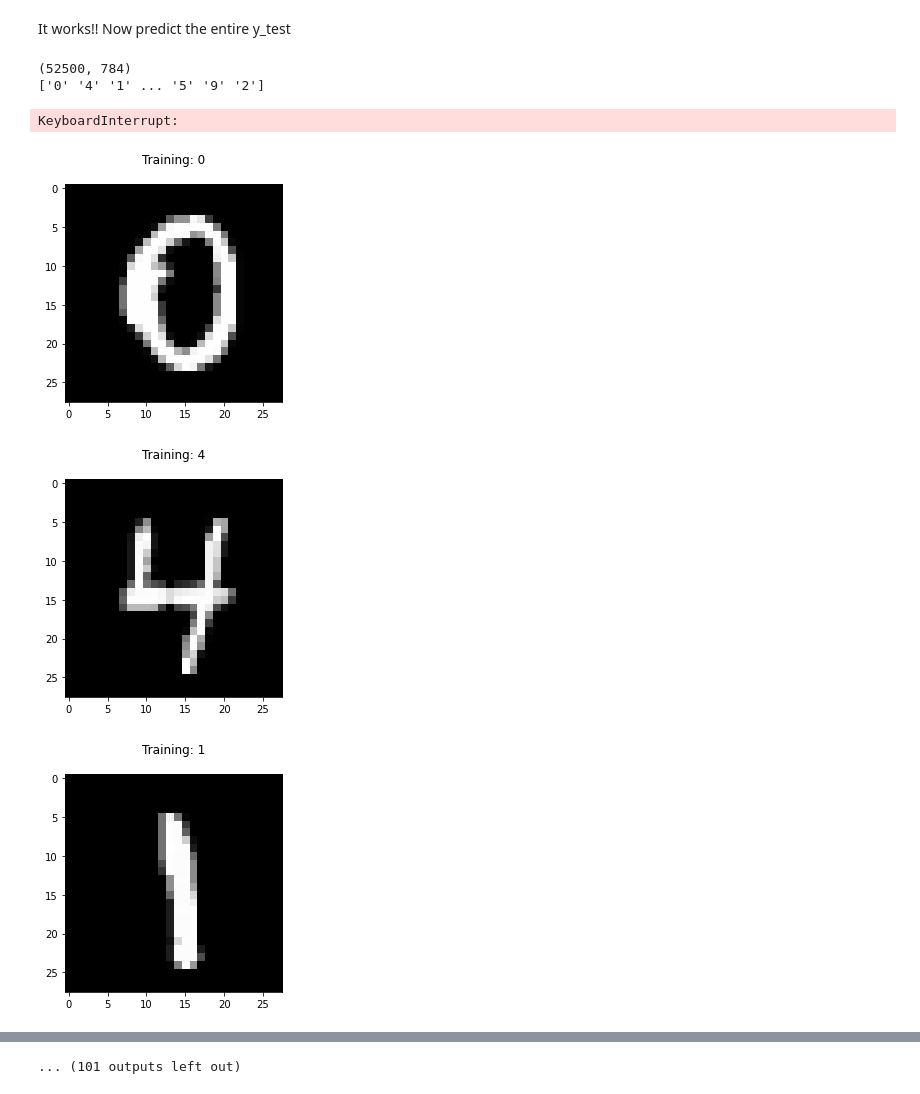
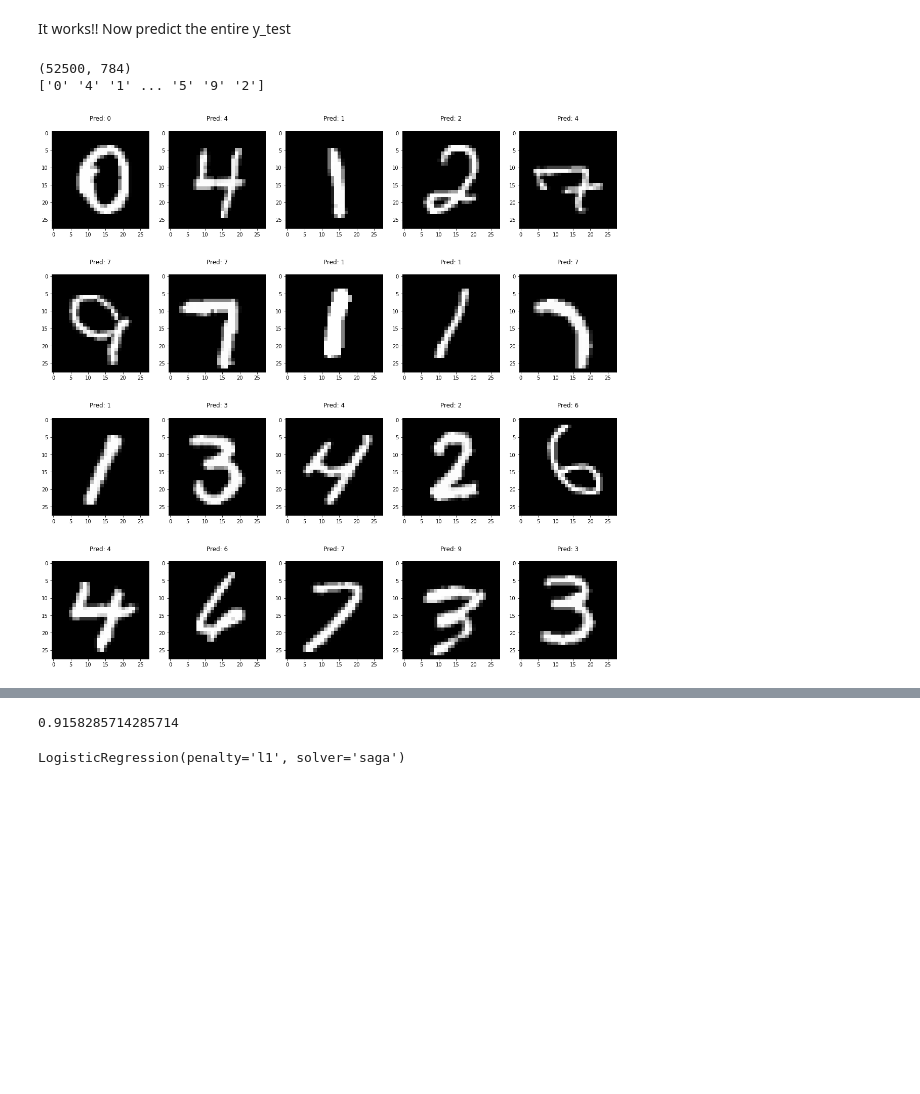
Before and after one commit to abhivsridhar9/EE460J_Lab4, a Jupyter notebook: lab4_hl26868/lab4.ipynb, the cells around one changed output, grey strips where cells are left out. Cells and saved outputs as stored; diff of their text form; code cells hidden in the pictures; blank space fills up the shorter version.

```diff
--- a/lab4_hl26868/lab4.ipynb
+++ b/lab4_hl26868/lab4.ipynb
@@ -93,7 +70,7 @@ clf = LogisticRegression(fit_intercept=True,
                         penalty='l2', #ridge regression
                         solver='saga',
                         max_iter=100,
-                        C=50) # make instance of logistic reg model
+                        C=1.0) # make instance of logistic reg model
 clf.fit(X_train, y_train)  # train model
 
 # Returns a NumPy Array
@@ -118,16 +95,14 @@ Now predict the entire y_test
 # %%
 print(X_train.shape)
 y_pred = clf.predict(X_test)
 print(y_pred)
 
-for i in range(len(X_test)):
-    fig = plt.figure()
+fig = plt.figure(figsize=(20, 20))
+for i in range(20):
+    fig.add_subplot(4, 5, i+1)
     plt.imshow(np.reshape(X_test.iloc[i].to_numpy(), (28, 28)), cmap=plt.cm.gray)
-    plt.title('Training: ' + y_test.iloc[i] + '\n')
+    plt.title('Pred: ' + y_pred[i] + '\n')
 # %% [output]
 (52500, 784)
 ['0' '4' '1' ... '5' '9' '2']
-KeyboardInterrupt:
-[figure, old version]
+[figure, new version]
-[figure, removed]
-[figure, removed]
@@ -141 +109,18 @@ KeyboardInterrupt:
-... (101 outputs left out)
+# %%
+# score
+score = clf.score(X_test, y_test)
+print(score)
+# %% [output]
+0.9158285714285714
+# %%
+# try with L1 regulizer
+from sklearn.linear_model import LogisticRegression
+clf2 = LogisticRegression(fit_intercept=True,
+                        multi_class='auto',
+                        penalty='l1', #ridge regression
+                        solver='saga',
+                        max_iter=100,
+                        C=1.0) # make instance of logistic reg model
+clf2.fit(X_train, y_train)  # train model
+# %% [output]
+LogisticRegression(penalty='l1', solver='saga')
```
Also changed, not shown: parts of 6 cells of this notebook.
